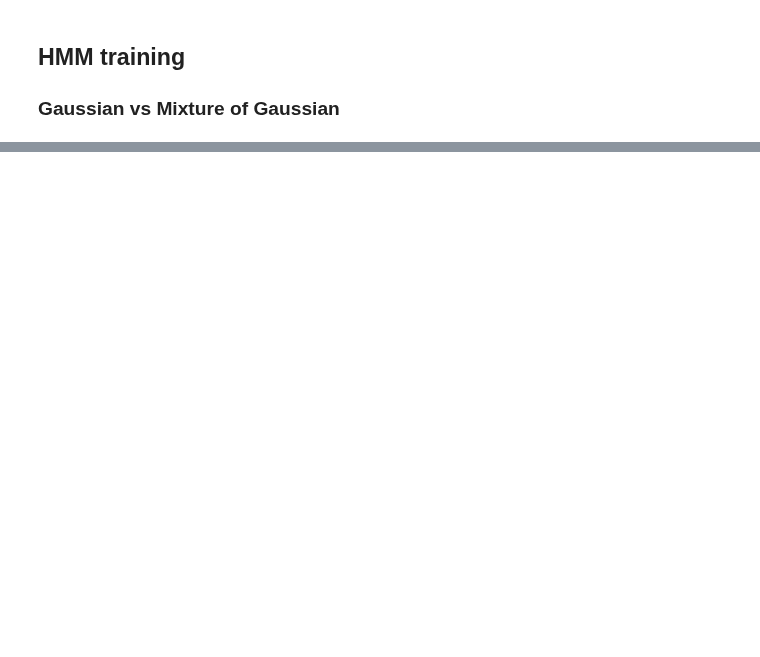
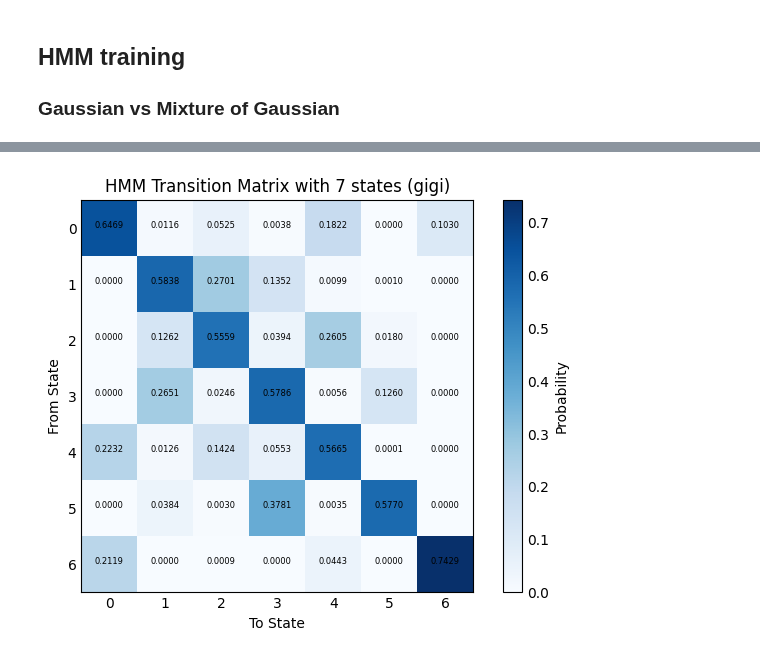
Before and after one commit to JacopoRaffi/ISPR_Assignments, a Jupyter notebook: Assignment2/ISPR_Midterm2_Assignment1_JacopoRaffi.ipynb, the cells around one changed output, grey strips where cells are left out. Drawn from its saved outputs; the diff is of its cells as text; code cells hidden in the pictures; blank space fills up the shorter version.

```diff
--- a/Assignment2/ISPR_Midterm2_Assignment1_JacopoRaffi.ipynb
+++ b/Assignment2/ISPR_Midterm2_Assignment1_JacopoRaffi.ipynb
@@ -69,0 +149,24 @@ mps_log_prob, mps_states = gauss_model.decode(subseq, algorithm='map')
+# %%
+def plot_transition_matrix(model, n_components, model_name):
+    transition_matrix = model.transmat_
+
+    # Plot the transition matrix
+    plt.figure(figsize=(6, 4))
+    plt.imshow(transition_matrix, interpolation='nearest', cmap='Blues')
+    plt.title(f'HMM Transition Matrix with {n_components} states ({model_name})')
+    plt.colorbar(label='Probability')
+
+    for i in range(transition_matrix.shape[0]):
+        for j in range(transition_matrix.shape[1]):
+            plt.text(j, i, '{:.4f}'.format(transition_matrix[i, j]), ha="center", fontsize=6, color='black')
+
+    plt.grid(False)
+    plt.xticks(np.arange(n_components), labels=np.arange(n_components))
+    plt.yticks(np.arange(n_components), labels=np.arange(n_components))
+    plt.xlabel('To State')
+    plt.ylabel('From State')
+    plt.show()
+# %%
+plot_transition_matrix(gauss_model, 7, 'gigi')
+# %% [output]
+[figure, added]
```
Also changed, not shown: parts of 12 cells of this notebook.
